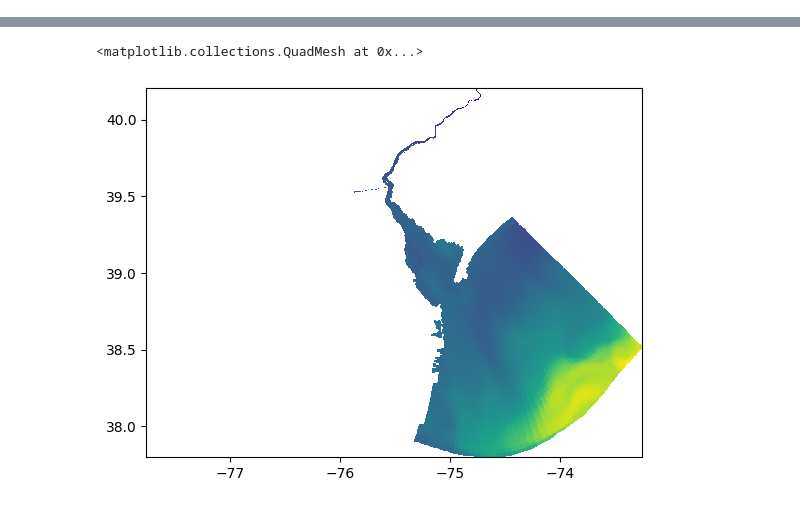
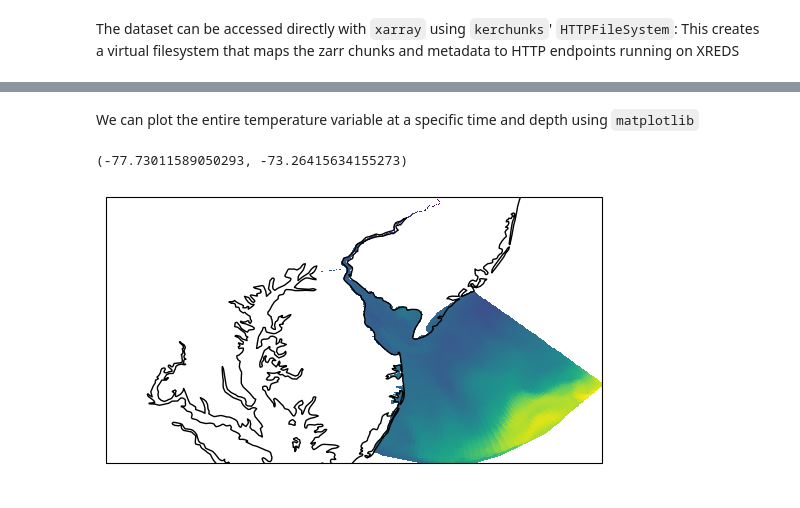
Before and after one commit to mpiannucci/ocean-notebooks, a Jupyter notebook: dbofs_best_remote.ipynb, the cells around one changed output, grey strips where cells are left out. Cells and saved outputs as stored; diff of their text form; code cells hidden in the pictures.

Commit message:
Use cartopy

```diff
--- a/dbofs_best_remote.ipynb
+++ b/dbofs_best_remote.ipynb
@@ -1,6 +1,8 @@
 # %%
 import xarray as xr
 from fsspec.implementations.http import HTTPFileSystem
+# %% [markdown]
+The dataset can be accessed directly with `xarray` using `kerchunks`' `HTTPFileSystem`: This creates a virtual filesystem that maps the zarr chunks and metadata to HTTP endpoints running on XREDS
 # %%
 # We can access our API using fsspec's HTTPFileSystem
 fs = HTTPFileSystem()
@@ -28,13 +30,22 @@ Data variables: (12/86)
     title:             dbofs forecast RUN in operational mode
     type:              ROMS/TOMS history file
     var_info:          varinfo.yaml
+# %% [markdown]
+We can plot the entire temperature variable at a specific time and depth using `matplotlib`
 # %%
 import matplotlib.pyplot as plt
+import cartopy.crs as ccrs
 %matplotlib inline
 
-temp = ds.temp.isel(ocean_time=0, s_rho=0)
+sst = ds.temp.isel(ocean_time=0, s_rho=0).values
 
-plt.pcolormesh(ds.lon_rho, ds.lat_rho, temp)
+# plt.pcolormesh(ds.lon_rho, ds.lat_rho, temp)
+ax = plt.axes(projection=ccrs.PlateCarree())
+ax.set_global()
+plt.pcolormesh(ds.lon_rho.values, ds.lat_rho.values, sst, transform=ccrs.PlateCarree())
+ax.coastlines()
+ax.set_ylim(ds.lat_rho.min(), ds.lat_rho.max())
+ax.set_xlim(ds.lon_rho.min(), ds.lon_rho.max())
 # %% [output]
-<matplotlib.collections.QuadMesh at 0x...>
+(-77.73011589050293, -73.26415634155273)
-[figure, old version]
+[figure, new version]
```
